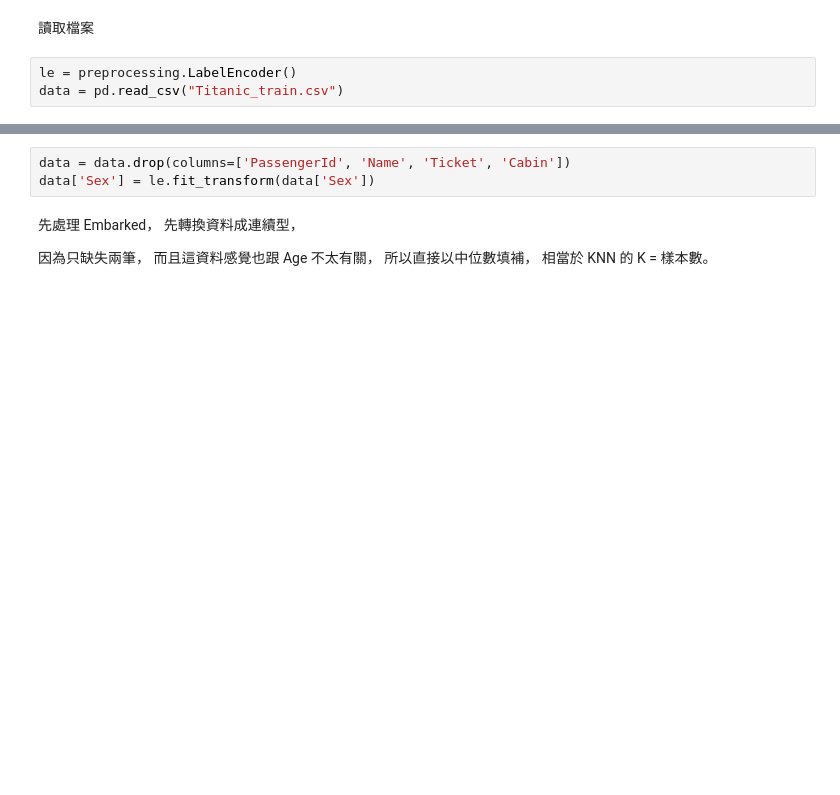
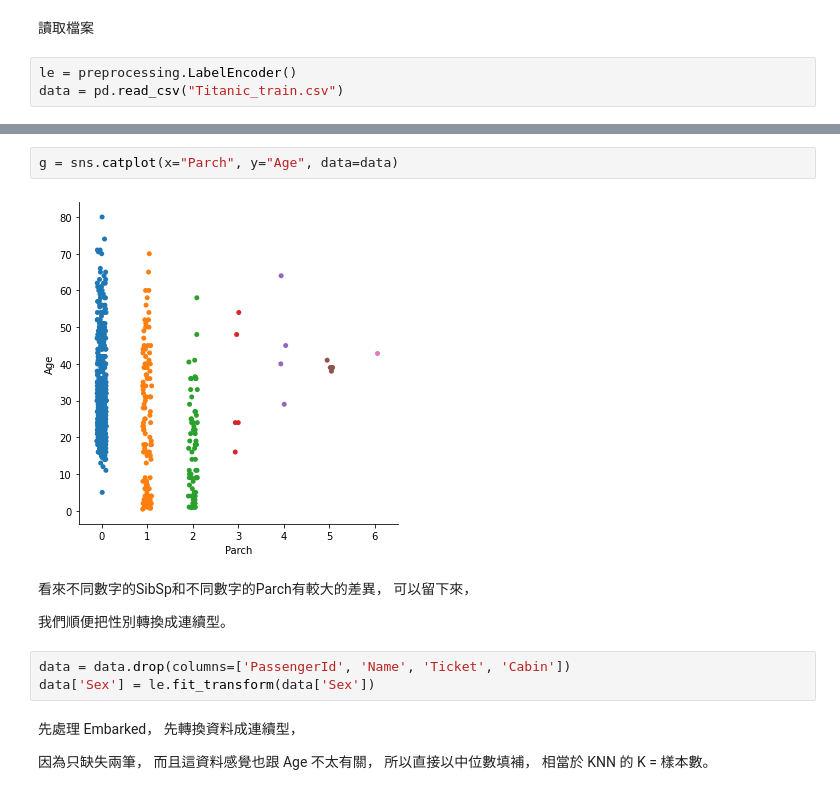
Before and after one commit to WeiTheShinobi/data-mining, a Jupyter notebook: HomeWork4-4.ipynb, the cells around one changed output, grey strips where cells are left out. Cells and saved outputs as stored; diff of their text form; blank space fills up the shorter version.

```diff
--- a/HomeWork4-4.ipynb
+++ b/HomeWork4-4.ipynb
@@ -30,3 +41,12 @@ data = pd.read_csv("Titanic_train.csv")
+# %%
+g = sns.catplot(x="Parch", y="Age", data=data)
+# %% [output]
+[figure, added]
+# %% [markdown]
+看來不同數字的SibSp和不同數字的Parch有較大的差異，
+可以留下來，
+
+我們順便把性別轉換成連續型。
 # %%
 data = data.drop(columns=['PassengerId', 'Name', 'Ticket', 'Cabin'])
 data['Sex'] = le.fit_transform(data['Sex'])
```
Also changed, not shown: parts of 16 cells of this notebook, 8 other files.
